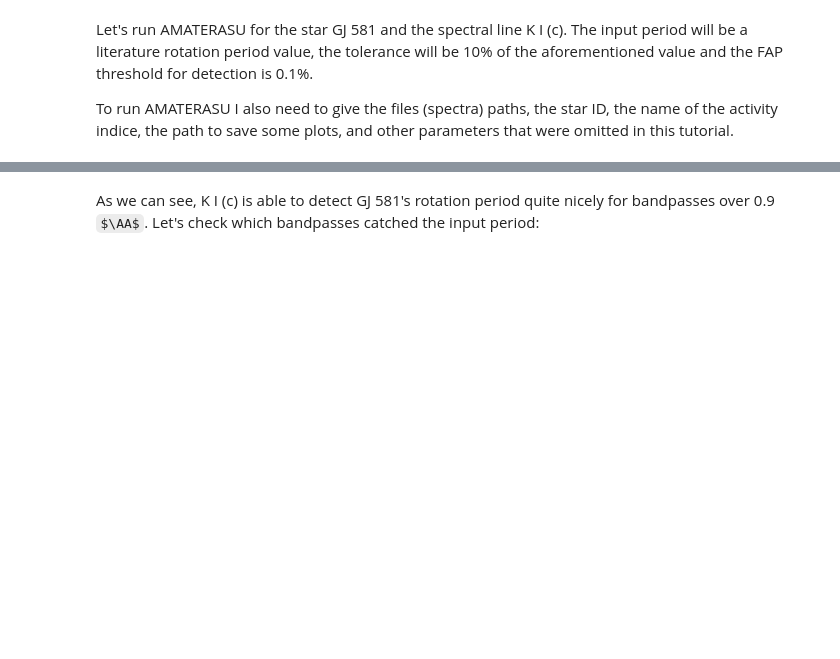
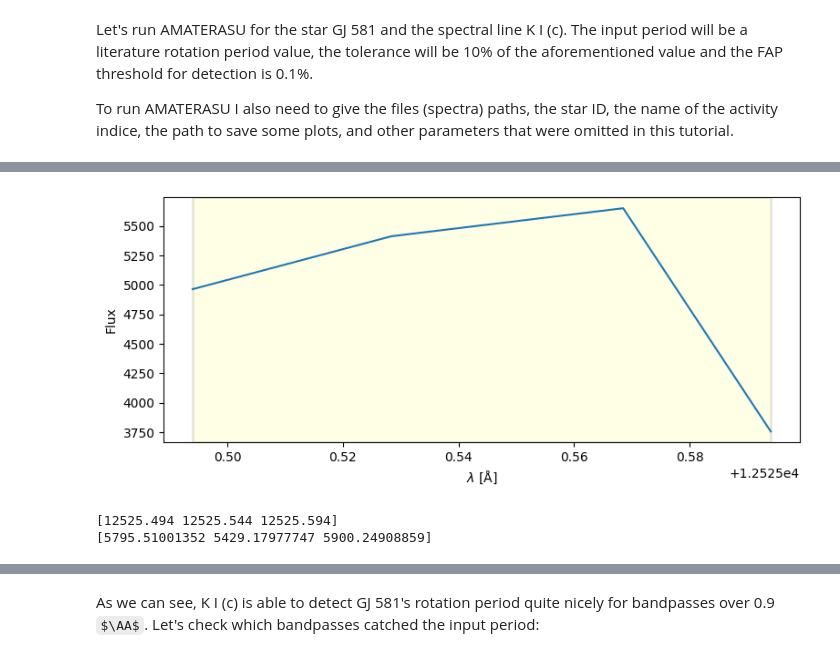
Before and after one commit to telmonteiro/AMATERASU, a Jupyter notebook: AMATERASU_tutorial.ipynb, the cells around one changed output, grey strips where cells are left out. Drawn from its saved outputs; the diff is of its cells as text; code cells hidden in the pictures; some formulas as TeX source; blank space fills up the shorter version.

```diff
--- a/AMATERASU_tutorial.ipynb
+++ b/AMATERASU_tutorial.ipynb
@@ -65,0 +182,40 @@ To run AMATERASU I also need to give the files (spectra) paths, the star ID, the
+# %%
+plt.figure(figsize=(9, 3.5))
+plt.errorbar(wave_i, flux_i)
+plt.axvspan(ln_ctr - ln_win / 2, ln_ctr + ln_win / 2, alpha=0.1, color='yellow', ec = "black", lw = 2)
+plt.xlabel(r"$\lambda$ [Å]")
+plt.ylabel("Flux")
+plt.show()
+# %% [output]
+[figure, added]
+# %%
+def spec_interpolation_1(wave,flux,flux_error,ln_ctr,interp_win):
+
+        lambda_max = ln_ctr+interp_win/2; lambda_min = ln_ctr-interp_win/2
+        mask = (wave >= lambda_min-1) & (wave <= lambda_max+1)
+        wave_win = wave[mask]
+        flux_win = flux[mask]
+        flux_error_win = flux_error[mask]
+        wstep = np.median(np.diff(wave_win))
+        n_points = int((lambda_max-lambda_min)/wstep)+1
+        x_interp = np.linspace(lambda_min, lambda_max, n_points)
+
+        resampler = SplineInterpolatedResampler()
+        spec = Spectrum1D(spectral_axis=wave_win*u.AA, flux=flux_win*u.dimensionless_unscaled, uncertainty=StdDevUncertainty(flux_error_win*u.dimensionless_unscaled))
+        spec_re = resampler(spec, x_interp * u.AA)
+
+        return spec_re.wavelength.value, spec_re.flux.value, spec_re.uncertainty.array
+
+
+for i in tqdm.tqdm(range(1)):
+        wave, flux, flux_error, bjd[i] = spectra_observations[i][0], spectra_observations[i][1], spectra_observations[i][2], bjd_observations[i]
+
+        spec_order = AMATERASU._spec_order(wave, ln_ctr, total_win)
+        wave, flux, flux_error = wave[spec_order], flux[spec_order], flux_error[spec_order]
+        wave_i, flux_i, flux_err_i = spec_interpolation_1(wave,flux,flux_error,ln_ctr,ln_win)
+
+        print(wave_i)
+        print(flux_i)
+# %% [output]
+[12525.494 12525.544 12525.594]
+[5795.51001352 5429.17977747 5900.24908859]
```
Also changed, not shown: parts of 35 cells of this notebook, 5 other files.
